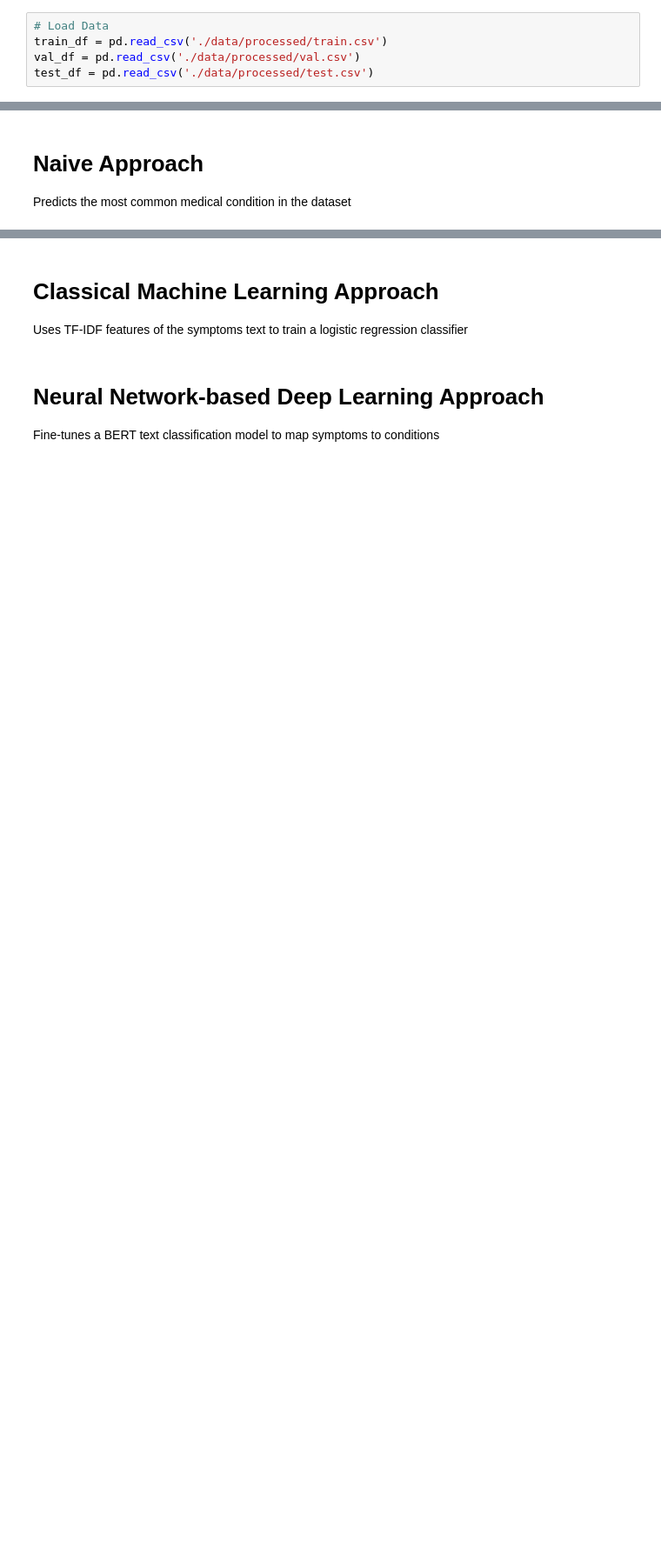
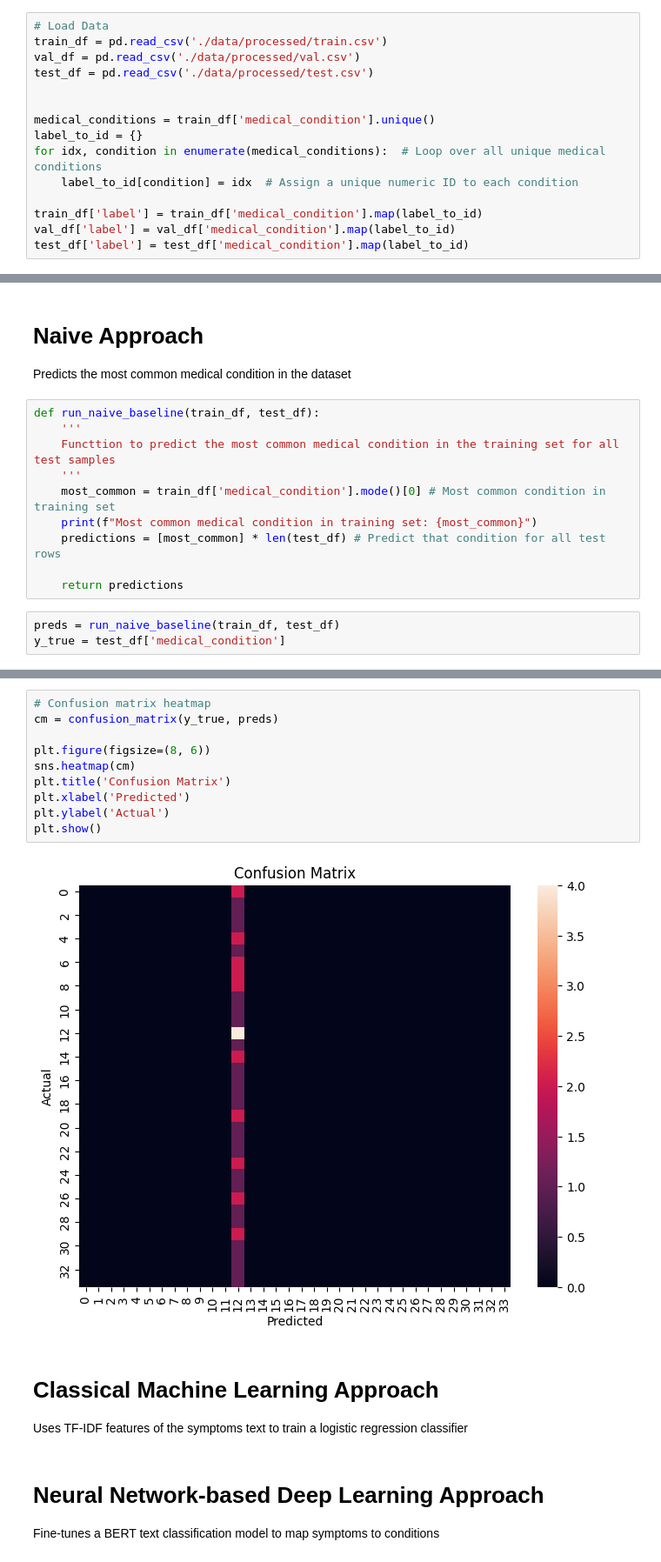
Before and after one commit to Mkhan13/deep_learning_medical_recommendation, a Jupyter notebook: model_exploration.ipynb, the cells around one changed output, grey strips where cells are left out. Shown at 87% size. Saved outputs shown, nothing was run; the diff lists cells and outputs as text; blank space fills up the shorter version.

Commit message:
naive baseline

```diff
--- a/model_exploration.ipynb
+++ b/model_exploration.ipynb
@@ -9,3 +13,13 @@ import pandas as pd
 train_df = pd.read_csv('./data/processed/train.csv')
 val_df = pd.read_csv('./data/processed/val.csv')
 test_df = pd.read_csv('./data/processed/test.csv')
+
+
+medical_conditions = train_df['medical_condition'].unique()
+label_to_id = {}
+for idx, condition in enumerate(medical_conditions):  # Loop over all unique medical conditions
+    label_to_id[condition] = idx  # Assign a unique numeric ID to each condition
+
+train_df['label'] = train_df['medical_condition'].map(label_to_id)
+val_df['label'] = val_df['medical_condition'].map(label_to_id)
+test_df['label'] = test_df['medical_condition'].map(label_to_id)
@@ -12,3 +28,16 @@ test_df = pd.read_csv('./data/processed/test.csv')
 # %% [markdown]
 # Naive Approach
 Predicts the most common medical condition in the dataset
+# %%
+def run_naive_baseline(train_df, test_df):
+    '''
+    Functtion to predict the most common medical condition in the training set for all test samples
+    '''
+    most_common = train_df['medical_condition'].mode()[0] # Most common condition in training set
+    print(f"Most common medical condition in training set: {most_common}")
+    predictions = [most_common] * len(test_df) # Predict that condition for all test rows
+
+    return predictions
+# %%
+preds = run_naive_baseline(train_df, test_df)
+y_true = test_df['medical_condition']
@@ -15,3 +78,15 @@ Predicts the most common medical condition in the dataset
+# %%
+# Confusion matrix heatmap
+cm = confusion_matrix(y_true, preds)
+
+plt.figure(figsize=(8, 6))
+sns.heatmap(cm)
+plt.title('Confusion Matrix')
+plt.xlabel('Predicted')
+plt.ylabel('Actual')
+plt.show()
+# %% [output]
+[figure, added]
 # %% [markdown]
 # Classical Machine Learning Approach
 Uses TF-IDF features of the symptoms text to train a logistic regression classifier
```
Also changed, not shown: parts of 4 cells of this notebook.
